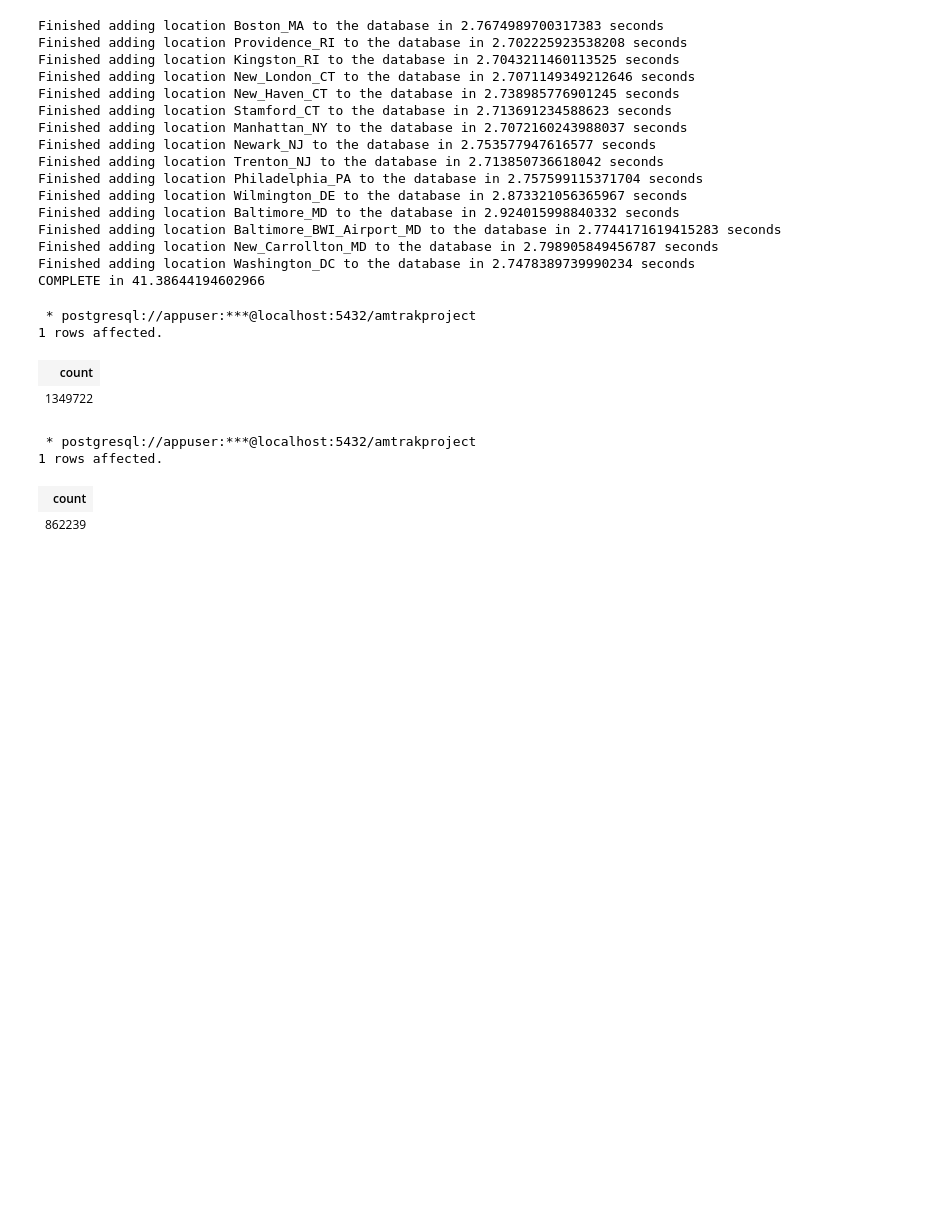
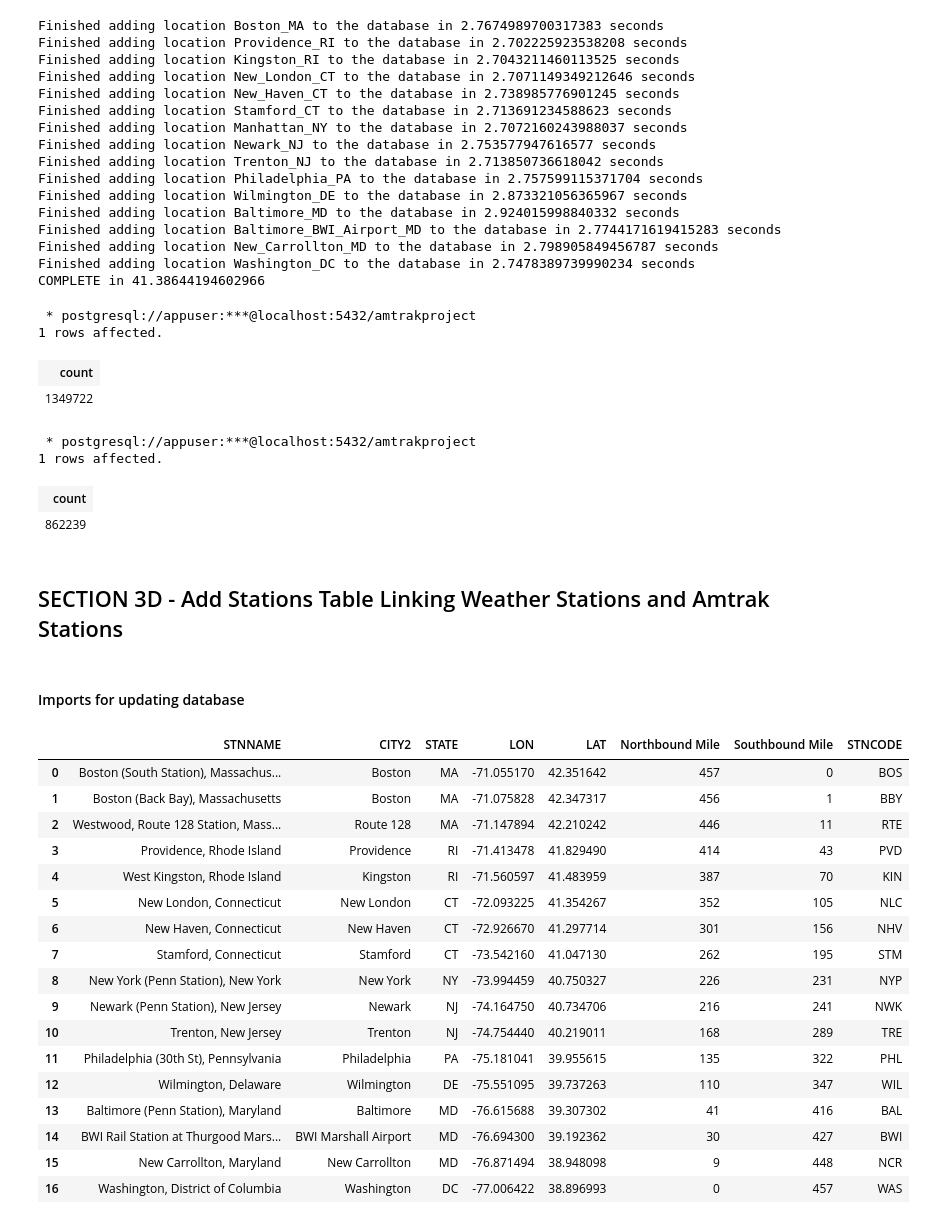
Before and after one commit to elizabeth-c-chen/data1050-amtrak-on-time-analysis, a Jupyter notebook: EDA_ETL.ipynb, the cells around one changed output. Saved outputs shown, nothing was run; the diff lists cells and outputs as text; code cells hidden in the pictures; blank space fills up the shorter version.

Commit message:
Add station info table to database

```diff
--- a/EDA_ETL.ipynb
+++ b/EDA_ETL.ipynb
@@ -867,3 +867,7 @@ FROM departures;
 1 rows affected.
 | count |
 | 862239 |
+# %% [markdown]
+## SECTION 3D - Add Stations Table Linking Weather Stations and Amtrak Stations
+# %% [markdown]
+#### Imports for updating database
@@ -869,0 +886,23 @@ FROM departures;
+# %%
+geo_stations = pd.read_csv("./data/visualization/geo_stations_info.csv")
+# %%
+geo_stations
+# %% [output]
+|  | STNNAME | CITY2 | STATE | LON | LAT | Northbound Mile | Southbound Mile | STNCODE |
+| 0 | Boston (South Station), Massachus... | Boston | MA | -71.055170 | 42.351642 | 457 | 0 | BOS |
+| 1 | Boston (Back Bay), Massachusetts | Boston | MA | -71.075828 | 42.347317 | 456 | 1 | BBY |
+| 2 | Westwood, Route 128 Station, Mass... | Route 128 | MA | -71.147894 | 42.210242 | 446 | 11 | RTE |
+| 3 | Providence, Rhode Island | Providence | RI | -71.413478 | 41.829490 | 414 | 43 | PVD |
+| 4 | West Kingston, Rhode Island | Kingston | RI | -71.560597 | 41.483959 | 387 | 70 | KIN |
+| 5 | New London, Connecticut | New London | CT | -72.093225 | 41.354267 | 352 | 105 | NLC |
+| 6 | New Haven, Connecticut | New Haven | CT | -72.926670 | 41.297714 | 301 | 156 | NHV |
+| 7 | Stamford, Connecticut | Stamford | CT | -73.542160 | 41.047130 | 262 | 195 | STM |
+| 8 | New York (Penn Station), New York | New York | NY | -73.994459 | 40.750327 | 226 | 231 | NYP |
+| 9 | Newark (Penn Station), New Jersey | Newark | NJ | -74.164750 | 40.734706 | 216 | 241 | NWK |
+| 10 | Trenton, New Jersey | Trenton | NJ | -74.754440 | 40.219011 | 168 | 289 | TRE |
+| 11 | Philadelphia (30th St), Pennsylvania | Philadelphia | PA | -75.181041 | 39.955615 | 135 | 322 | PHL |
+| 12 | Wilmington, Delaware | Wilmington | DE | -75.551095 | 39.737263 | 110 | 347 | WIL |
+| 13 | Baltimore (Penn Station), Maryland | Baltimore | MD | -76.615688 | 39.307302 | 41 | 416 | BAL |
+| 14 | BWI Rail Station at Thurgood Mars... | BWI Marshall Airport | MD | -76.694300 | 39.192362 | 30 | 427 | BWI |
+| 15 | New Carrollton, Maryland | New Carrollton | MD | -76.871494 | 38.948098 | 9 | 448 | NCR |
+| 16 | Washington, District of Columbia | Washington | DC | -77.006422 | 38.896993 | 0 | 457 | WAS |
```
Also changed, not shown: parts of 6 cells of this notebook, 1 other file.
